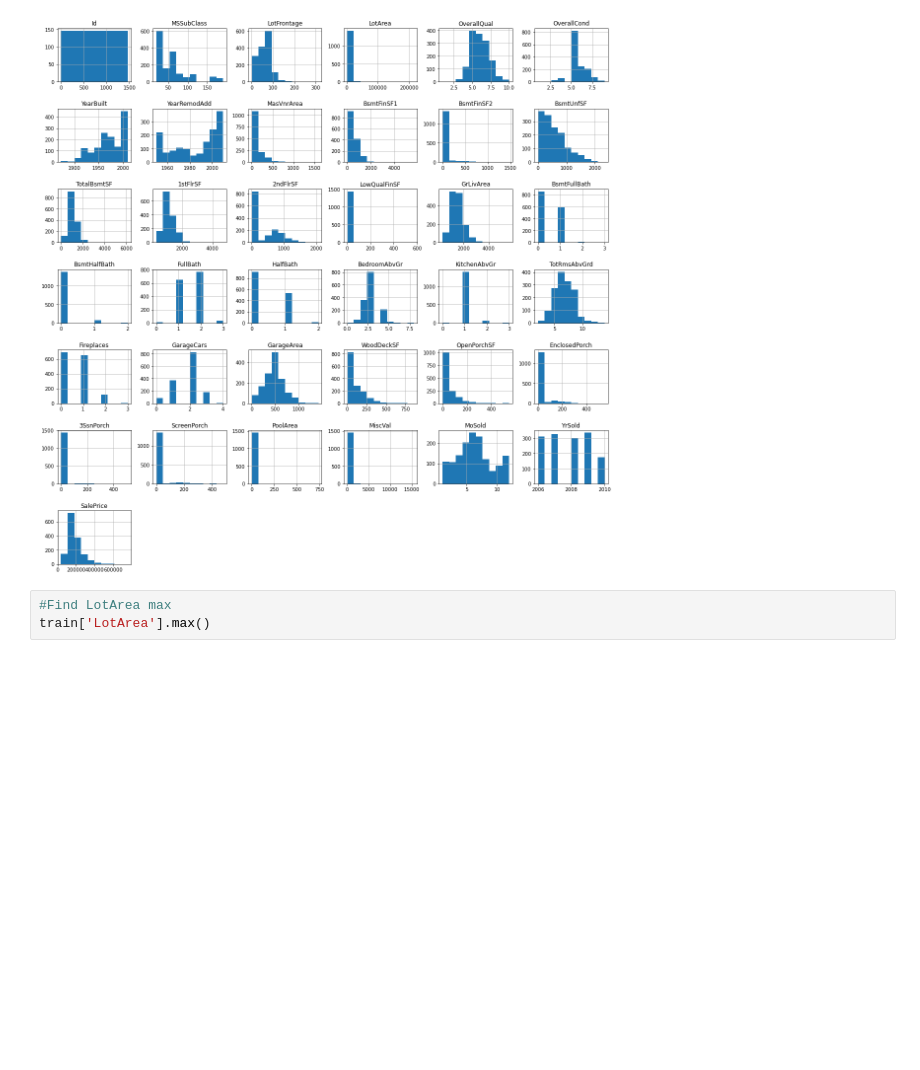
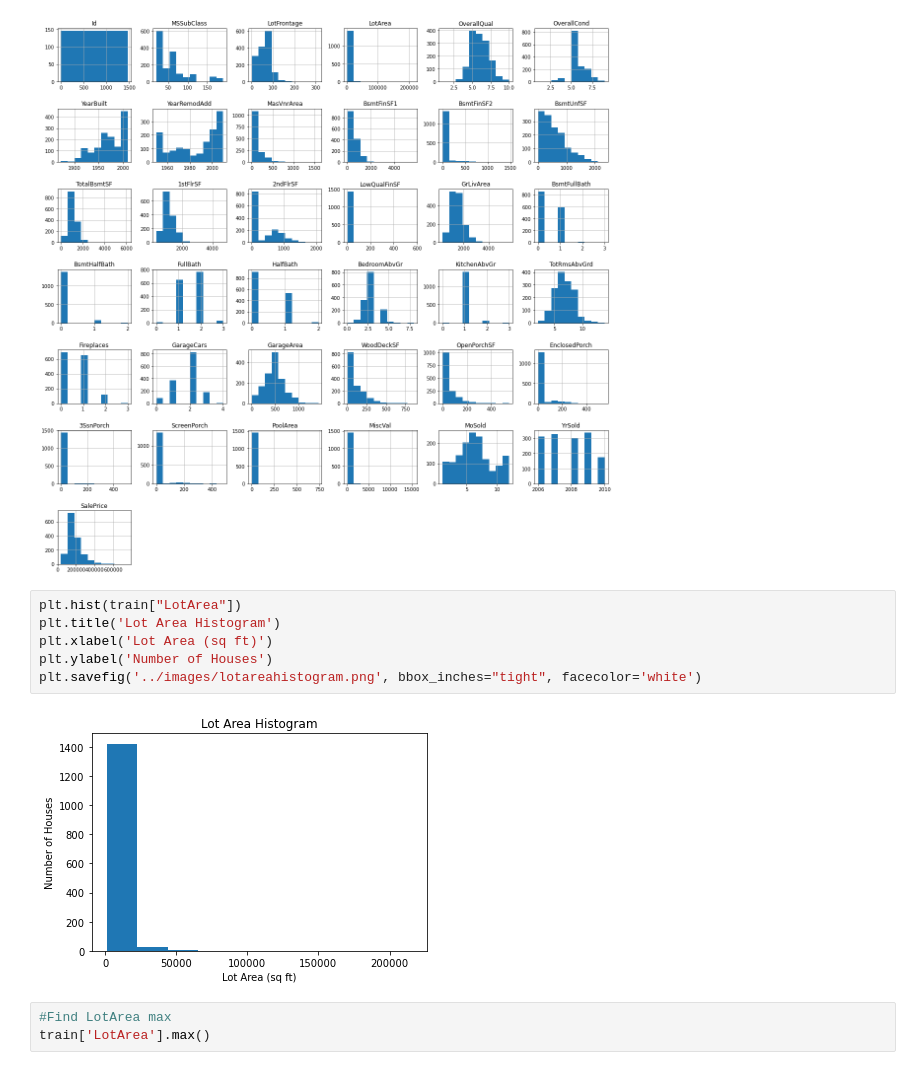
Before and after one commit to tiffanykho/Springboard, a Jupyter notebook: CapstoneTwo/notebooks/data_wrangling.ipynb, the cells around one changed output. Cells and saved outputs as stored; diff of their text form; blank space fills up the shorter version.

```diff
--- a/CapstoneTwo/notebooks/data_wrangling.ipynb
+++ b/CapstoneTwo/notebooks/data_wrangling.ipynb
@@ -352,6 +352,14 @@ plt.savefig('../images/histogram.png', bbox_inches="tight", facecolor='white')
 #TotalBsmtSF max is 5000
 # %% [output]
 [figure]
+# %%
+plt.hist(train["LotArea"])
+plt.title('Lot Area Histogram')
+plt.xlabel('Lot Area (sq ft)')
+plt.ylabel('Number of Houses')
+plt.savefig('../images/lotareahistogram.png', bbox_inches="tight", facecolor='white')
+# %% [output]
+[figure, added]
 # %%
 #Find LotArea max
 train['LotArea'].max()
```
Also changed, not shown: parts of 15 cells of this notebook, 8 other files.
